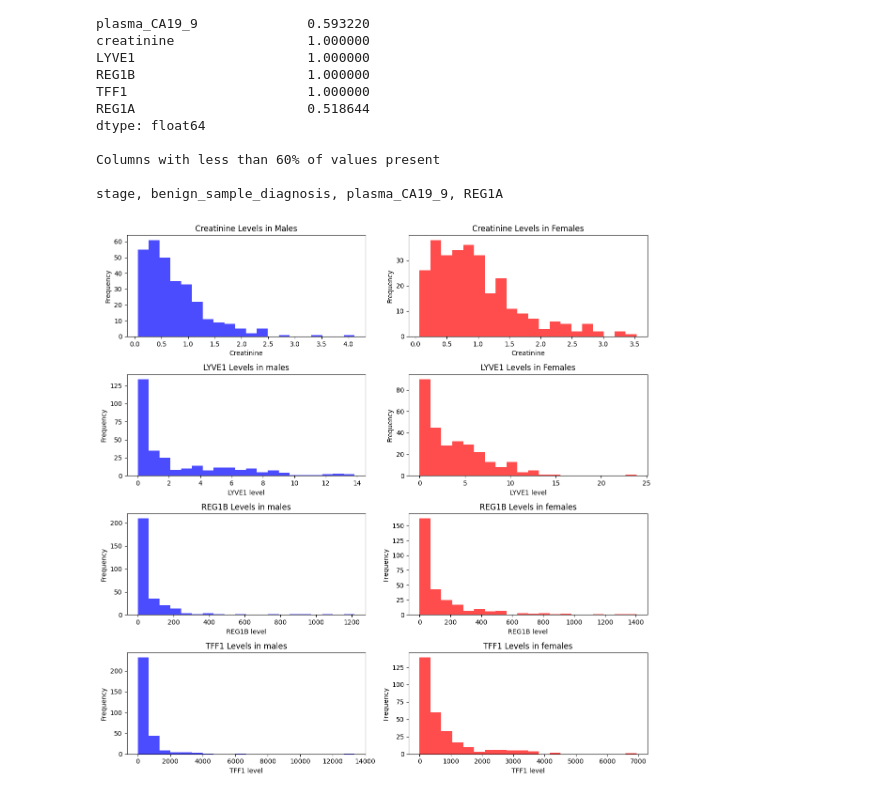
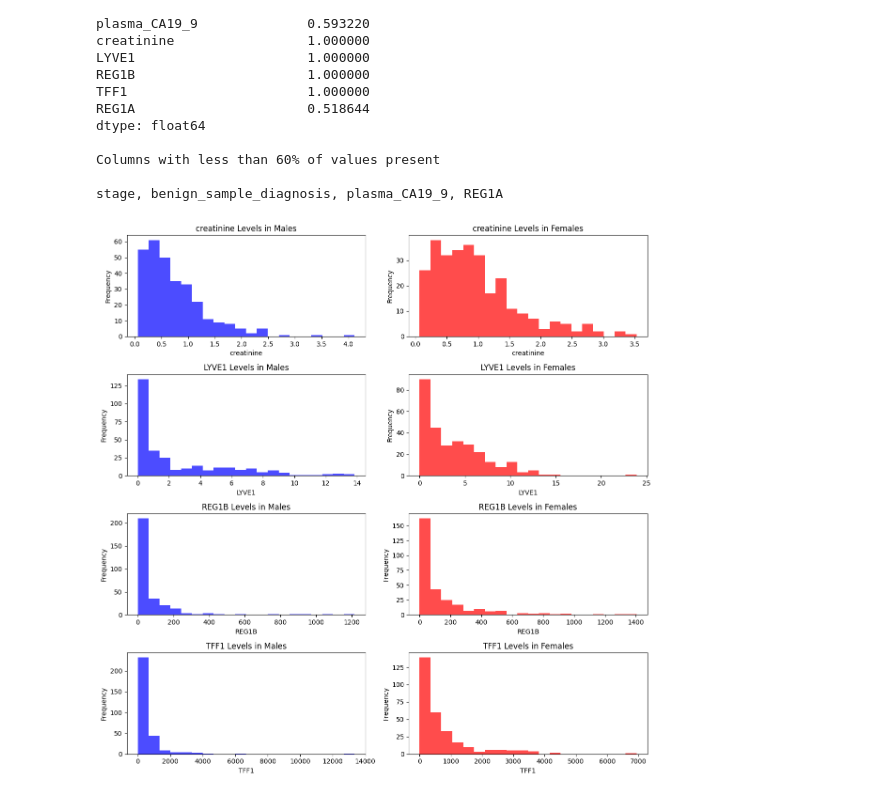
Before and after one commit to hydrol0x/pancreatic-cancer-marker, a Jupyter notebook: scripts/data.ipynb, the cells around one changed output. Drawn from its saved outputs; the diff is of its cells as text; code cells hidden in the pictures.

```diff
--- a/scripts/data.ipynb
+++ b/scripts/data.ipynb
@@ -87,87 +87,30 @@ stage, benign_sample_diagnosis, plasma_CA19_9, REG1A
 # %%
 male_data = df.loc[df['sex'] == 'F']
 female_data = df.loc[df['sex'] == 'M']
 
 # Plotting histograms of creatinine levels for male and female
 plt.figure(figsize=(12,12))
 
 features = ['creatinine', 'LYVE1', 'REG1B', 'TFF1']
 
 
 for i, feature in enumerate(features):
     # Male data
     plt.subplot(len(features), 2, 2*i+1)
     plt.hist(male_data[feature], bins=20, color='blue', alpha=0.7)
     plt.title(f'{feature} Levels in Males')
     plt.xlabel(feature)
     plt.ylabel('Frequency')
 
     # Female data
-        plt.subplot(len(features), 2, 2*i)
+    plt.subplot(len(features), 2, 2*i + 2)
     plt.hist(female_data[feature], bins=20, color='red', alpha=0.7)
     plt.title(f'{feature} Levels in Females')
     plt.xlabel(feature)
     plt.ylabel('Frequency')
 
 
-
-# Histogram for male
-plt.subplot(4, 2, 1)
-plt.hist(male_data['creatinine'], bins=20, color='blue', alpha=0.7)
-plt.title('Creatinine Levels in Males')
-plt.xlabel('Creatinine')
-plt.ylabel('Frequency')
-
-plt.subplot(4,2,3)
-plt.hist(male_data['LYVE1'], bins=20, color='blue', alpha=0.7)
-plt.title('LYVE1 Levels in males')
-plt.xlabel('LYVE1 level')
-plt.ylabel('Frequency')
-
-plt.subplot(4,2,5)
-plt.hist(male_data['REG1B'], bins=20, color='blue', alpha=0.7)
-plt.title('REG1B Levels in males')
-plt.xlabel('REG1B level')
-plt.ylabel('Frequency')
-
-plt.subplot(4,2,7)
-plt.hist(male_data['TFF1'], bins=20, color='blue', alpha=0.7)
-plt.title('TFF1 Levels in males')
-plt.xlabel('TFF1 level')
-plt.ylabel('Frequency')
-
-
-
-
-# Histogram for female
-plt.subplot(4, 2, 2)
-plt.hist(female_data['creatinine'], bins=20, color='red', alpha=0.7)
-plt.title('Creatinine Levels in Females')
-plt.xlabel('Creatinine')
-plt.ylabel('Frequency')
-
-plt.subplot(4,2,4)
-plt.hist(female_data['LYVE1'], bins=20, color='red', alpha=0.7)
-plt.title('LYVE1 Levels in Females')
-plt.xlabel('LYVE1 level')
-plt.ylabel('Frequency')
-
-plt.subplot(4,2,6)
-plt.hist(female_data['REG1B'], bins=20, color='red', alpha=0.7)
-plt.title('REG1B Levels in females')
-plt.xlabel('REG1B level')
-plt.ylabel('Frequency')
-
-plt.subplot(4,2,8)
-plt.hist(female_data['TFF1'], bins=20, color='red', alpha=0.7)
-plt.title('TFF1 Levels in females')
-plt.xlabel('TFF1 level')
-plt.ylabel('Frequency')
-
-
-
-
 plt.tight_layout()
 plt.show()
 # %% [output]
-[figure, old version]
+[figure, new version]
```
Also changed, not shown: parts of 1 cell of this notebook.
